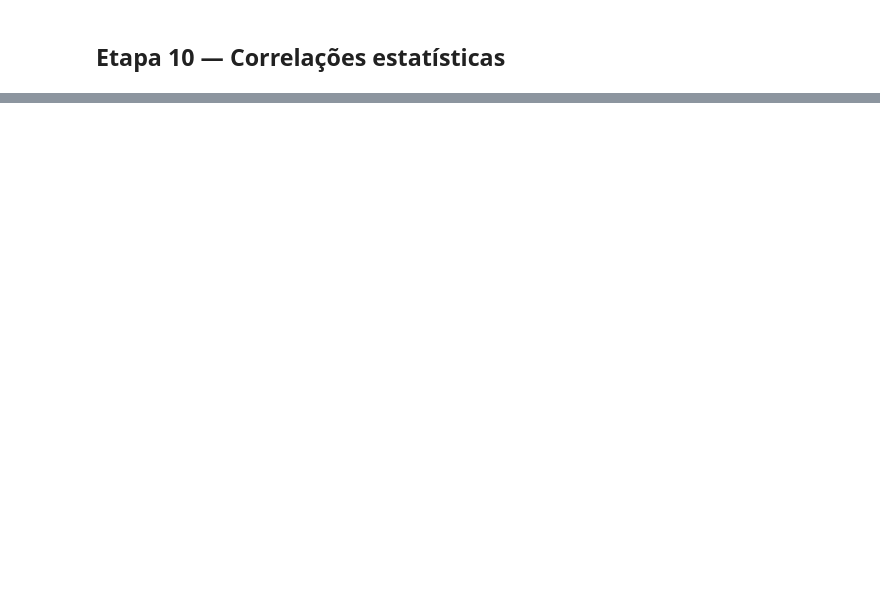
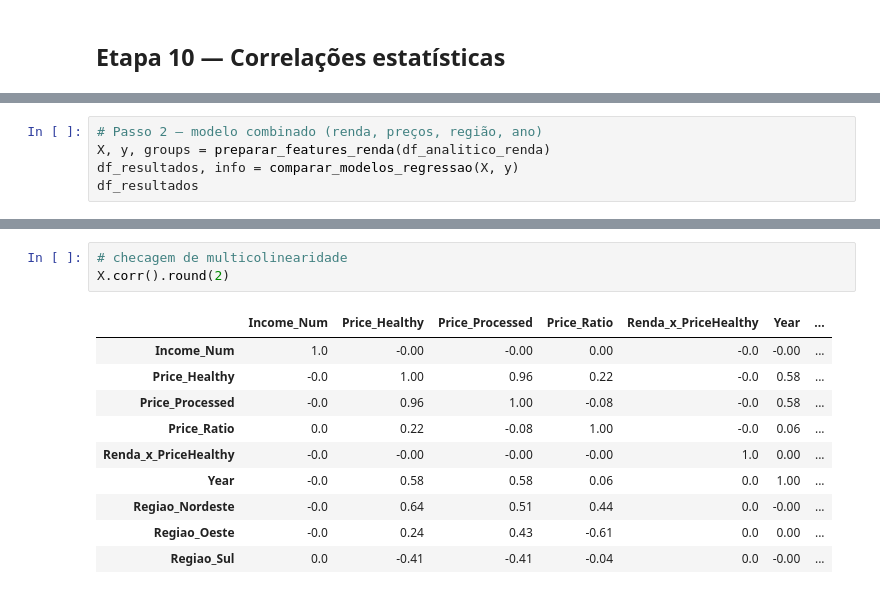
Before and after one commit to KaikyLima/food-price-obesity-analysis, a Jupyter notebook: note.ipynb, the cells around one changed output, grey strips where cells are left out. Drawn from its saved outputs; the diff is of its cells as text; blank space fills up the shorter version.

```diff
--- a/note.ipynb
+++ b/note.ipynb
@@ -71,0 +371,5 @@ correlacao_renda_obesidade(df_analitico_renda)
+# %%
+# Passo 2 — modelo combinado (renda, preços, região, ano)
+X, y, groups = preparar_features_renda(df_analitico_renda)
+df_resultados, info = comparar_modelos_regressao(X, y)
+df_resultados
@@ -71,0 +394,14 @@ correlacao_renda_obesidade(df_analitico_renda)
+# %%
+# checagem de multicolinearidade
+X.corr().round(2)
+# %% [output]
+|  | Income_Num | Price_Healthy | Price_Processed | Price_Ratio | Renda_x_PriceHealthy | Year | ... |
+| Income_Num | 1.0 | -0.00 | -0.00 | 0.00 | -0.0 | -0.00 | ... |
+| Price_Healthy | -0.0 | 1.00 | 0.96 | 0.22 | -0.0 | 0.58 | ... |
+| Price_Processed | -0.0 | 0.96 | 1.00 | -0.08 | -0.0 | 0.58 | ... |
+| Price_Ratio | 0.0 | 0.22 | -0.08 | 1.00 | -0.0 | 0.06 | ... |
+| Renda_x_PriceHealthy | -0.0 | -0.00 | -0.00 | -0.00 | 1.0 | 0.00 | ... |
+| Year | -0.0 | 0.58 | 0.58 | 0.06 | 0.0 | 1.00 | ... |
+| Regiao_Nordeste | -0.0 | 0.64 | 0.51 | 0.44 | 0.0 | -0.00 | ... |
+| Regiao_Oeste | -0.0 | 0.24 | 0.43 | -0.61 | 0.0 | 0.00 | ... |
+| Regiao_Sul | 0.0 | -0.41 | -0.41 | -0.04 | 0.0 | -0.00 | ... |
```
Also changed, not shown: parts of 22 cells of this notebook, 4 other files.
